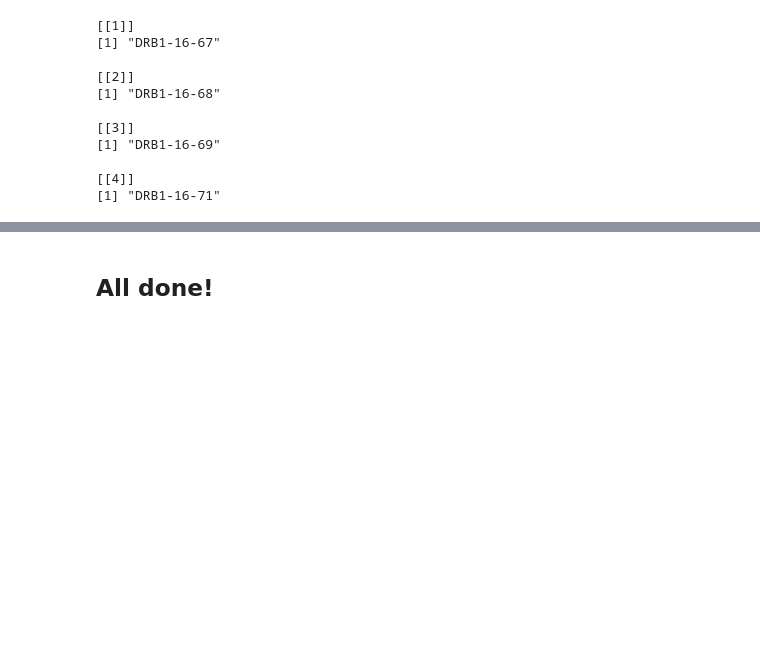
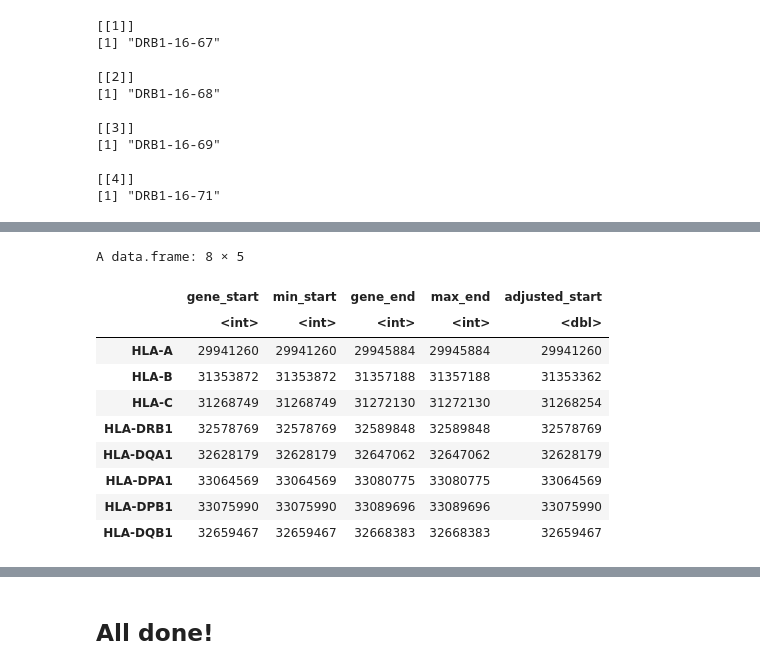
Before and after one commit to immunogenomics/scHLApers, a Jupyter notebook: 2_make_personalized_refs/tutorial_make_pers_and_mask_GRCh38.ipynb, the cells around one changed output, grey strips where cells are left out. Drawn from its saved outputs; the diff is of its cells as text; code cells hidden in the pictures; blank space fills up the shorter version.

```diff
--- a/2_make_personalized_refs/tutorial_make_pers_refs.ipynb
+++ b/2_make_personalized_refs/tutorial_make_pers_and_mask_GRCh38.ipynb
@@ -70,0 +84,28 @@ make_references(personalized_alleles_path, sequence_database_path, out)
+# %%
+# Directory to starting files (GRCh38 genome and Gencode annotation files)
+dir = '../example_data/GRCh38_refs/'
+
+# File path to write masked genome
+genome_out = paste0(dir, '/GRCh38.primary_assembly.genome_maskedHLAClassical.fa')
+# %%
+annotations = rtracklayer::import(paste0(dir, 'gencode.v38.annotation.gtf'))
+genome = Biostrings::readDNAStringSet(paste0(dir, 'GRCh38.primary_assembly.genome.fa'))
+classical = c('HLA-A', 'HLA-B', 'HLA-C', 'HLA-DRB1', 'HLA-DQA1', 'HLA-DPA1', 'HLA-DPB1', 'HLA-DQB1')
+classical_annotations = annotations[which(annotations$gene_name %in% classical),]
+# %%
+rownames = c('HLA-A', 'HLA-B', 'HLA-C', 'HLA-DRB1', 'HLA-DQA1', 'HLA-DPA1', 'HLA-DPB1', 'HLA-DQB1')
+colnames = c('gene_start', 'min_start', 'gene_end', 'max_end')
+start_end = data.frame(matrix(ncol=length(colnames), nrow=length(rownames), dimnames=list(rownames, colnames)))
+
+for (gene in classical) {
+    all_annotations = classical_annotations[which(classical_annotations$gene_name == gene),]
+    start_end[gene, 'min_start'] = min(start(ranges(all_annotations)))
+    start_end[gene, 'max_end'] = max(end(ranges(all_annotations)))
+
+    gene_annotation = all_annotations[which(all_annotations$type == 'gene')]
+    start_end[gene, 'gene_start'] = start(ranges(gene_annotation))
+    start_end[gene, 'gene_end'] = end(ranges(gene_annotation))
+}
+
+print(start_end$gene_start == start_end$min_start)
+print(start_end$gene_end == start_end$max_end)
@@ -70,0 +119,18 @@ make_references(personalized_alleles_path, sequence_database_path, out)
+# %%
+# adjust for missing 3'UTR annotation in HLA-B and HLA-C
+start_end$adjusted_start = start_end$gene_start
+start_end['HLA-B', 'adjusted_start'] = start_end['HLA-B', 'adjusted_start'] - 510 # constant determined by MSA
+start_end['HLA-C', 'adjusted_start'] = start_end['HLA-C', 'adjusted_start'] - 495 # constant determined by MSA
+start_end
+# %% [output]
+A data.frame: 8 × 5
+|  | gene_start | min_start | gene_end | max_end | adjusted_start |
+|  | <int> | <int> | <int> | <int> | <dbl> |
+| HLA-A | 29941260 | 29941260 | 29945884 | 29945884 | 29941260 |
+| HLA-B | 31353872 | 31353872 | 31357188 | 31357188 | 31353362 |
+| HLA-C | 31268749 | 31268749 | 31272130 | 31272130 | 31268254 |
+| HLA-DRB1 | 32578769 | 32578769 | 32589848 | 32589848 | 32578769 |
+| HLA-DQA1 | 32628179 | 32628179 | 32647062 | 32647062 | 32628179 |
+| HLA-DPA1 | 33064569 | 33064569 | 33080775 | 33080775 | 33064569 |
+| HLA-DPB1 | 33075990 | 33075990 | 33089696 | 33089696 | 33075990 |
+| HLA-DQB1 | 32659467 | 32659467 | 32668383 | 32668383 | 32659467 |
```
Also changed, not shown: parts of 17 cells of this notebook, 1 other file.
